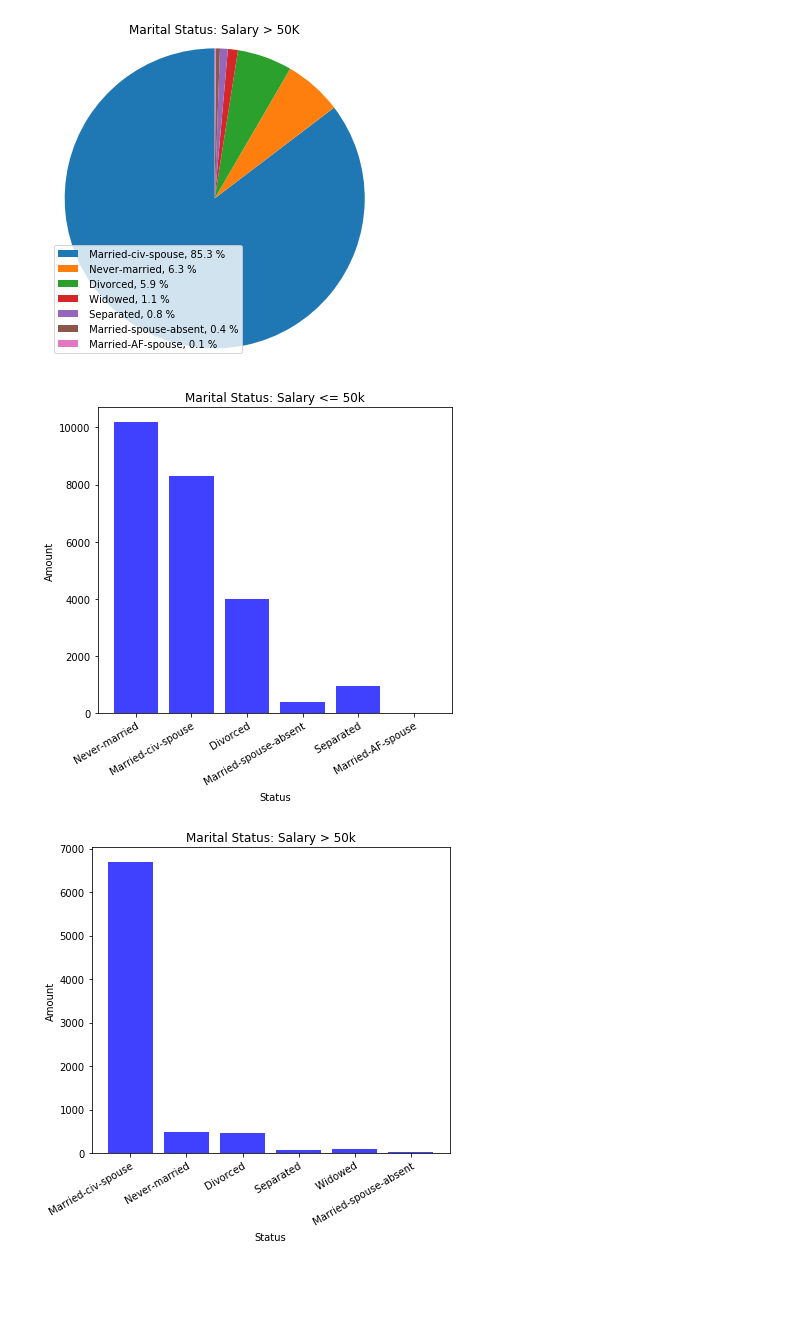
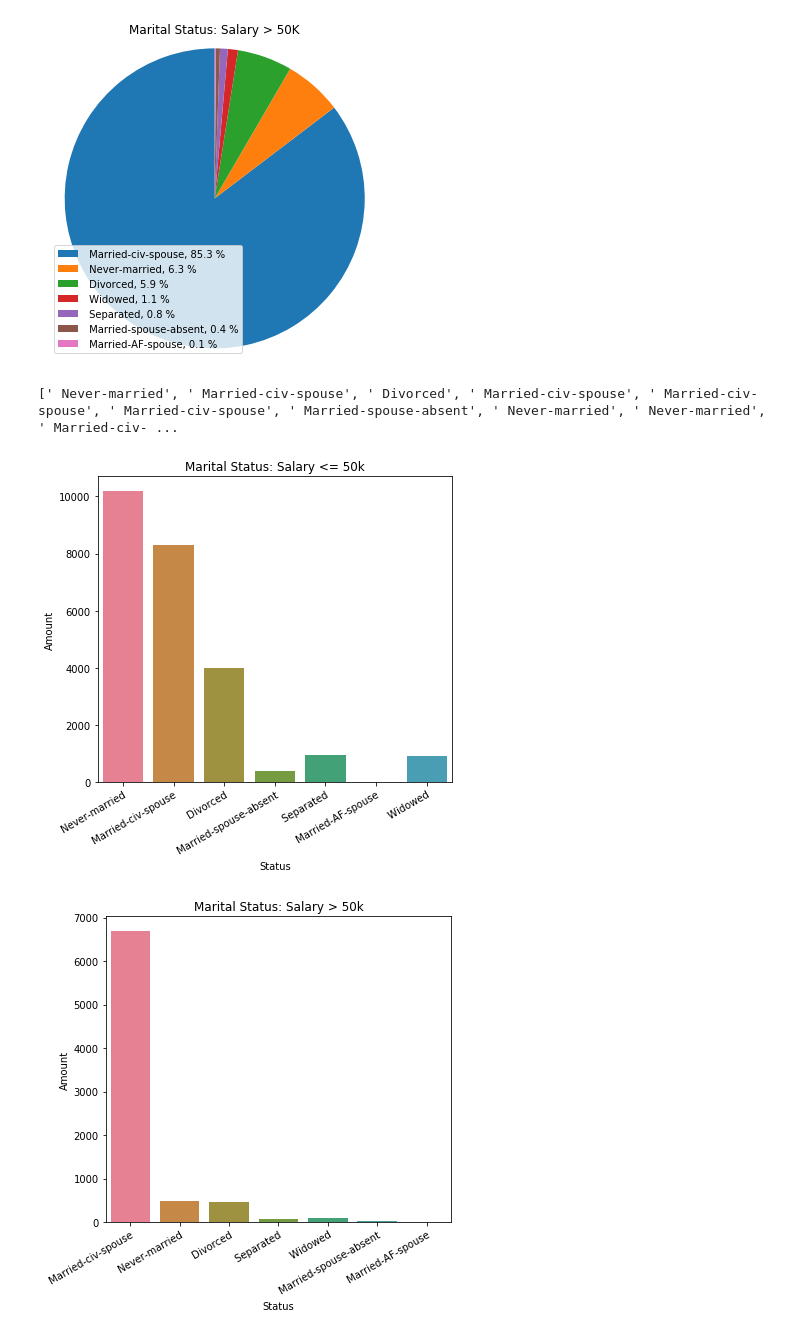
Before and after one commit to kylechang523/ECE180-Final-Project-Personal-Income-Analysis-and-Prediction, a Jupyter notebook: MaritalStatus.ipynb, the cells around one changed output. Saved outputs shown, nothing was run; the diff lists cells and outputs as text; code cells hidden in the pictures; blank space fills up the shorter version.

```diff
--- a/MaritalStatus.ipynb
+++ b/MaritalStatus.ipynb
@@ -71,26 +71,35 @@ plt.show()
 # %% [output]
 [figure]
 [figure]
+# %%
+print marriedBelow
+# %% [output]
+[' Never-married', ' Married-civ-spouse', ' Divorced', ' Married-civ-spouse', ' Married-civ-spouse', ' Married-civ-spouse', ' Married-spouse-absent', ' Never-married', ' Never-married', ' Married-civ- ...
 # %%
+import seaborn as sns
 plt.figure(figsize=(6,6))
-plt.hist(marriedBelow,facecolor='blue',alpha=0.75,rwidth=0.8,bins = np.arange(len(labels))-0.5)
+#plt.hist(marriedBelow,facecolor='blue',alpha=0.75,rwidth=0.8,bins = np.arange(len(labels))-0.5)
+#plt.figure(figsize=(15,10))
+sns.countplot(marriedBelow, orient = 'h',palette=sns.color_palette("husl", 10))
+
 plt.title('Marital Status: Salary <= 50k')
 plt.xlabel('Status')
 plt.xticks(rotation=30,rotation_mode="anchor",ha="right")
 plt.ylabel('Amount')
 plt.tight_layout()
 plt.savefig('MaritalBelow.png')
 plt.show()
 
 plt.figure(figsize=(6,6))
-plt.hist(marriedAbove,facecolor='blue',alpha=0.75,rwidth=0.8,bins = np.arange(len(labels))-0.5)
+#plt.hist(marriedAbove,facecolor='blue',alpha=0.75,rwidth=0.8,bins = np.arange(len(labels))-0.5)
+sns.countplot(marriedAbove, orient = 'h',palette=sns.color_palette("husl", 10))
 plt.title('Marital Status: Salary > 50k')
 plt.xlabel('Status')
 plt.xticks(rotation=30,rotation_mode="anchor",ha="right")
 plt.ylabel('Amount')
 plt.tight_layout()
 plt.savefig('MaritalAbove.png')
 plt.show()
 # %% [output]
-[figure, old version]
+[figure, new version]
-[figure, old version]
+[figure, new version]
```
Also changed, not shown: parts of 1 cell of this notebook.
